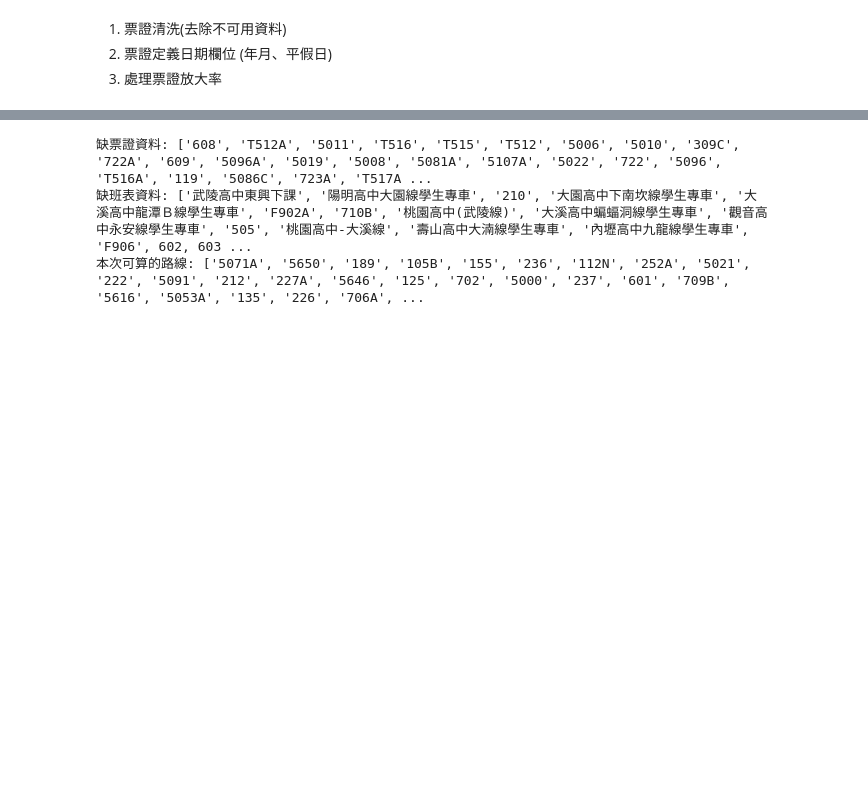
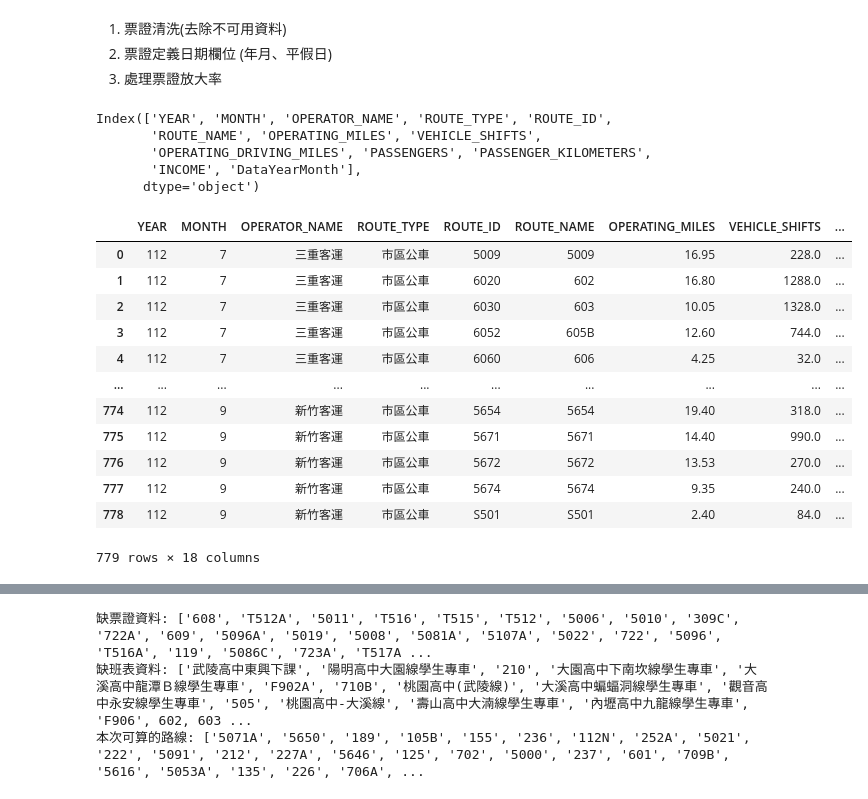
Before and after one commit to KaiChiehKJ/BusFlow, a Jupyter notebook: main.ipynb, the cells around one changed output, grey strips where cells are left out. Drawn from its saved outputs; the diff is of its cells as text; code cells hidden in the pictures; blank space fills up the shorter version.

```diff
--- a/main.ipynb
+++ b/main.ipynb
@@ -110,4 +110,10 @@ ooc_route_list = list(set(tickets_magnification[tickets_magnification['Magnifica
     set(tickets_magnification[tickets_magnification['Magnification'] <= 0.8]['RouteName'].unique())
 ))
 # %%
-operation
+operation.columns
+# %% [output]
+Index(['YEAR', 'MONTH', 'OPERATOR_NAME', 'ROUTE_TYPE', 'ROUTE_ID',
+       'ROUTE_NAME', 'OPERATING_MILES', 'VEHICLE_SHIFTS',
+       'OPERATING_DRIVING_MILES', 'PASSENGERS', 'PASSENGER_KILOMETERS',
+       'INCOME', 'DataYearMonth'],
+      dtype='object')
@@ -113,0 +163,19 @@ operation
+# %%
+operation_calcuate(df = operation , operator_col='OPERATOR_NAME', routename_col='ROUTE_NAME',
+                        drivingmiles_col='OPERATING_DRIVING_MILES', shift_col='VEHICLE_SHIFTS',
+                        passengers_col='PASSENGERS', passengerkilometers_col='PASSENGER_KILOMETERS',
+                        income_col='INCOME', dayscountdf = dayscount)
+# %% [output]
+|  | YEAR | MONTH | OPERATOR_NAME | ROUTE_TYPE | ROUTE_ID | ROUTE_NAME | OPERATING_MILES | VEHICLE_SHIFTS | ... |
+| 0 | 112 | 7 | 三重客運 | 市區公車 | 5009 | 5009 | 16.95 | 228.0 | ... |
+| 1 | 112 | 7 | 三重客運 | 市區公車 | 6020 | 602 | 16.80 | 1288.0 | ... |
+| 2 | 112 | 7 | 三重客運 | 市區公車 | 6030 | 603 | 10.05 | 1328.0 | ... |
+| 3 | 112 | 7 | 三重客運 | 市區公車 | 6052 | 605B | 12.60 | 744.0 | ... |
+| 4 | 112 | 7 | 三重客運 | 市區公車 | 6060 | 606 | 4.25 | 32.0 | ... |
+| ... | ... | ... | ... | ... | ... | ... | ... | ... | ... |
+| 774 | 112 | 9 | 新竹客運 | 市區公車 | 5654 | 5654 | 19.40 | 318.0 | ... |
+| 775 | 112 | 9 | 新竹客運 | 市區公車 | 5671 | 5671 | 14.40 | 990.0 | ... |
+| 776 | 112 | 9 | 新竹客運 | 市區公車 | 5672 | 5672 | 13.53 | 270.0 | ... |
+| 777 | 112 | 9 | 新竹客運 | 市區公車 | 5674 | 5674 | 9.35 | 240.0 | ... |
+| 778 | 112 | 9 | 新竹客運 | 市區公車 | S501 | S501 | 2.40 | 84.0 | ... |
+779 rows × 18 columns
```
Also changed, not shown: parts of 2 cells of this notebook.
